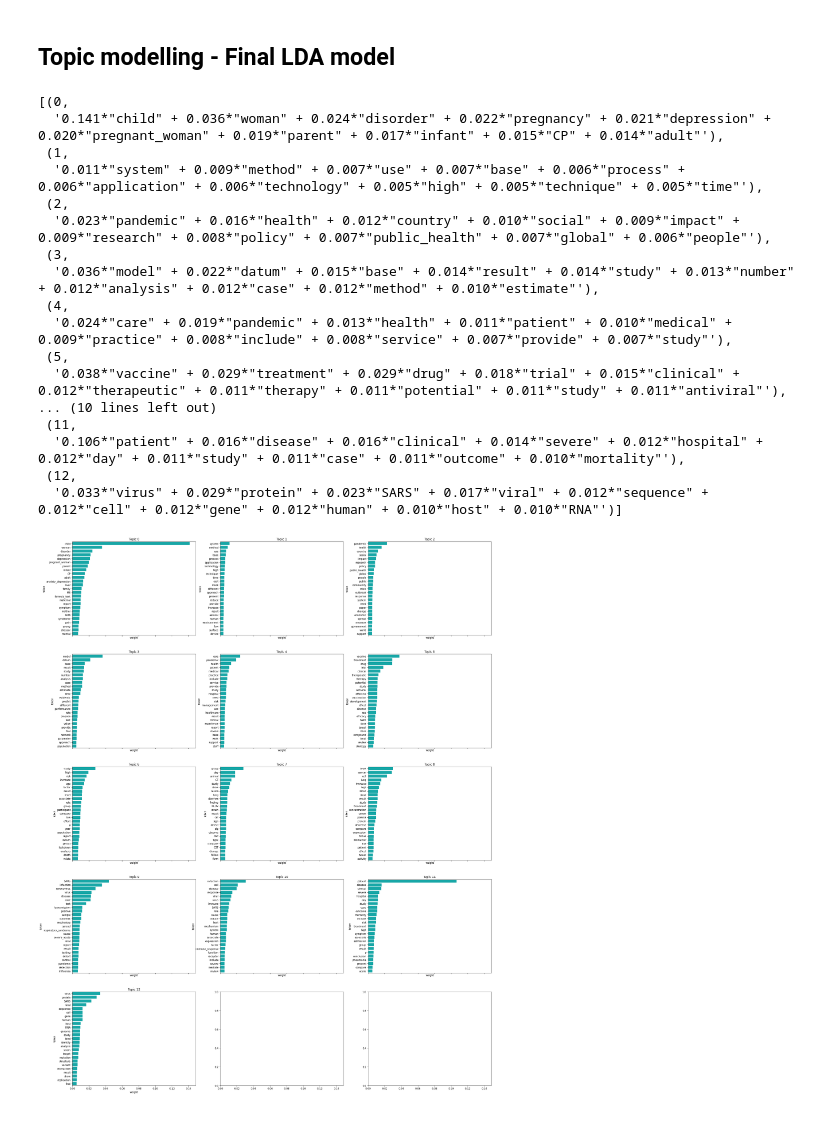
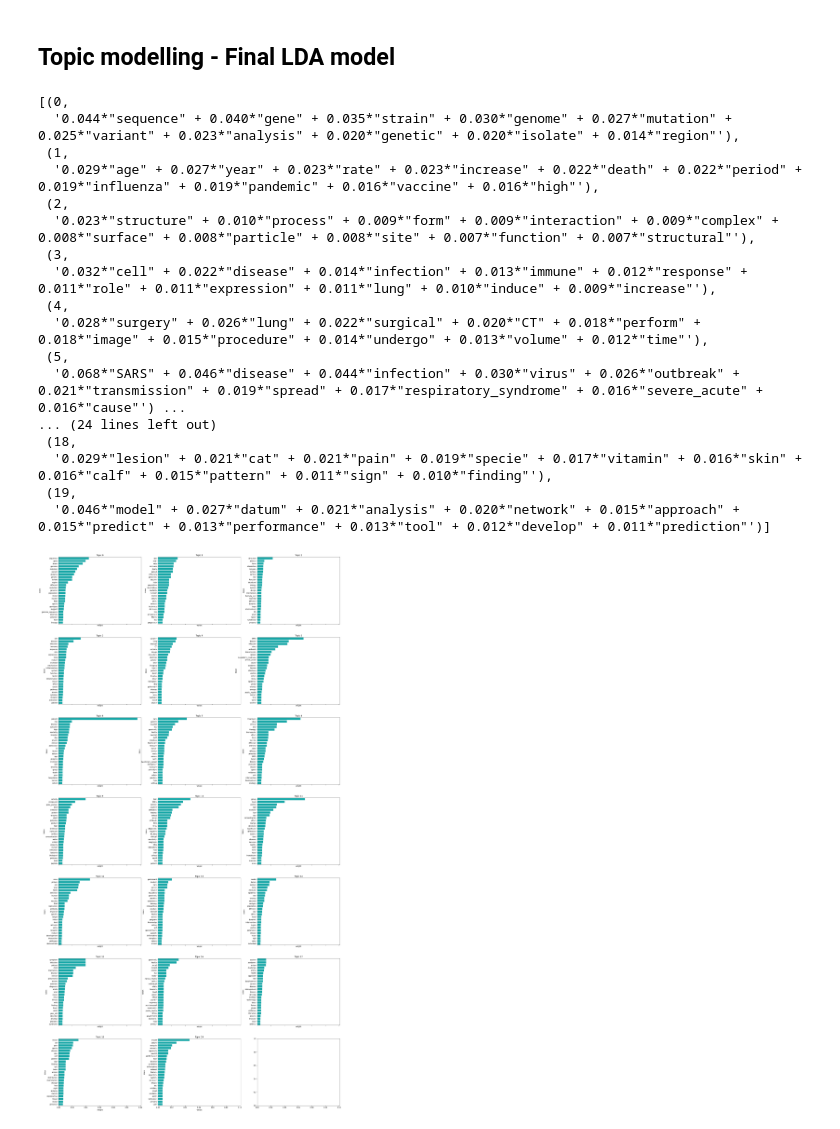
Before and after one commit to hl0d0w1g/CORD-19-NLP, a Jupyter notebook: CORD19_NLP.ipynb, the cells around one changed output. Cells and saved outputs as stored; diff of their text form; code cells hidden in the pictures.

Commit message:
Finish topic modelling

```diff
--- a/CORD19_NLP.ipynb
+++ b/CORD19_NLP.ipynb
@@ -693,7 +714,7 @@ corpus_bow = pickle.load(open('./data/corpus_bow.pkl', 'rb'))
 # %% [markdown]
 ## Topic modelling - Final LDA model
 # %%
-best_n_topics = 13
+best_n_topics = 20
 # Train LDA model
 ldag = LdaModel(corpus=corpus_bow, id2word=D, num_topics=best_n_topics)
 ldag.save('./data/lda.model')
@@ -702,43 +723,44 @@ ldag.save('./data/lda.model')
 ldag.show_topics(num_topics=-1, num_words=10, log=False, formatted=True)
 # %% [output]
 [(0,
-  '0.141*"child" + 0.036*"woman" + 0.024*"disorder" + 0.022*"pregnancy" + 0.021*"depression" + 0.020*"pregnant_woman" + 0.019*"parent" + 0.017*"infant" + 0.015*"CP" + 0.014*"adult"'),
+  '0.044*"sequence" + 0.040*"gene" + 0.035*"strain" + 0.030*"genome" + 0.027*"mutation" + 0.025*"variant" + 0.023*"analysis" + 0.020*"genetic" + 0.020*"isolate" + 0.014*"region"'),
  (1,
-  '0.011*"system" + 0.009*"method" + 0.007*"use" + 0.007*"base" + 0.006*"process" + 0.006*"application" + 0.006*"technology" + 0.005*"high" + 0.005*"technique" + 0.005*"time"'),
+  '0.029*"age" + 0.027*"year" + 0.023*"rate" + 0.023*"increase" + 0.022*"death" + 0.022*"period" + 0.019*"influenza" + 0.019*"pandemic" + 0.016*"vaccine" + 0.016*"high"'),
  (2,
-  '0.023*"pandemic" + 0.016*"health" + 0.012*"country" + 0.010*"social" + 0.009*"impact" + 0.009*"research" + 0.008*"policy" + 0.007*"public_health" + 0.007*"global" + 0.006*"people"'),
+  '0.023*"structure" + 0.010*"process" + 0.009*"form" + 0.009*"interaction" + 0.009*"complex" + 0.008*"surface" + 0.008*"particle" + 0.008*"site" + 0.007*"function" + 0.007*"structural"'),
  (3,
-  '0.036*"model" + 0.022*"datum" + 0.015*"base" + 0.014*"result" + 0.014*"study" + 0.013*"number" + 0.012*"analysis" + 0.012*"case" + 0.012*"method" + 0.010*"estimate"'),
+  '0.032*"cell" + 0.022*"disease" + 0.014*"infection" + 0.013*"immune" + 0.012*"response" + 0.011*"role" + 0.011*"expression" + 0.011*"lung" + 0.010*"induce" + 0.009*"increase"'),
  (4,
-  '0.024*"care" + 0.019*"pandemic" + 0.013*"health" + 0.011*"patient" + 0.010*"medical" + 0.009*"practice" + 0.008*"include" + 0.008*"service" + 0.007*"provide" + 0.007*"study"'),
+  '0.028*"surgery" + 0.026*"lung" + 0.022*"surgical" + 0.020*"CT" + 0.018*"perform" + 0.018*"image" + 0.015*"procedure" + 0.014*"undergo" + 0.013*"volume" + 0.012*"time"'),
  (5,
-  '0.038*"vaccine" + 0.029*"treatment" + 0.029*"drug" + 0.018*"trial" + 0.015*"clinical" + 0.012*"therapeutic" + 0.011*"therapy" + 0.011*"potential" + 0.011*"study" + 0.011*"antiviral"'),
-... (10 lines left out)
- (11,
-  '0.106*"patient" + 0.016*"disease" + 0.016*"clinical" + 0.014*"severe" + 0.012*"hospital" + 0.012*"day" + 0.011*"study" + 0.011*"case" + 0.011*"outcome" + 0.010*"mortality"'),
- (12,
-  '0.033*"virus" + 0.029*"protein" + 0.023*"SARS" + 0.017*"viral" + 0.012*"sequence" + 0.012*"cell" + 0.012*"gene" + 0.012*"human" + 0.010*"host" + 0.010*"RNA"')]
+  '0.068*"SARS" + 0.046*"disease" + 0.044*"infection" + 0.030*"virus" + 0.026*"outbreak" + 0.021*"transmission" + 0.019*"spread" + 0.017*"respiratory_syndrome" + 0.016*"severe_acute" + 0.016*"cause"') ...
+... (24 lines left out)
+ (18,
+  '0.029*"lesion" + 0.021*"cat" + 0.021*"pain" + 0.019*"specie" + 0.017*"vitamin" + 0.016*"skin" + 0.016*"calf" + 0.015*"pattern" + 0.011*"sign" + 0.010*"finding"'),
+ (19,
+  '0.046*"model" + 0.027*"datum" + 0.021*"analysis" + 0.020*"network" + 0.015*"approach" + 0.015*"predict" + 0.013*"performance" + 0.013*"tool" + 0.012*"develop" + 0.011*"prediction"')]
 # %%
 ldag = LdaModel.load('./data/lda.model')
 best_n_topics = len(ldag.show_topics(num_topics=-1))
 # %%
+plots_per_row = 3
 topn = 25
 
-fig, axes = plt.subplots(5, 3, figsize=(30, 40), sharex=True)
+fig, axes = plt.subplots(math.ceil(best_n_topics / plots_per_row), plots_per_row, figsize=(30, 60), sharex=True)
 x = 0
 
 for i in range(best_n_topics):
     # Build a dataframe with columns 'token' and 'weight' for topic i
     df_weights = pd.DataFrame([{'token': t, 'weight': w} for t, w in ldag.show_topic(i, topn=topn)])
 
-    ax = axes[x][i - (3 * x)]
-    x += 1 if (i + 1) % 3 == 0 else 0
+    ax = axes[x][i - (plots_per_row * x)]
+    x += 1 if (i + 1) % plots_per_row == 0 else 0
     sns.barplot(x='weight', y='token', data=df_weights, color='c', orient='h', ax=ax)
     ax.set_title('Topic ' + str(i))
 
 plt.show()
 # %% [output]
-[figure, old version]
+[figure, new version]
 # %%
 # Compute the coherence per topic
 coherencemodel = CoherenceModel(ldag, texts=corpus, dictionary=D, coherence='c_v')
```
Also changed, not shown: parts of 25 cells of this notebook.
